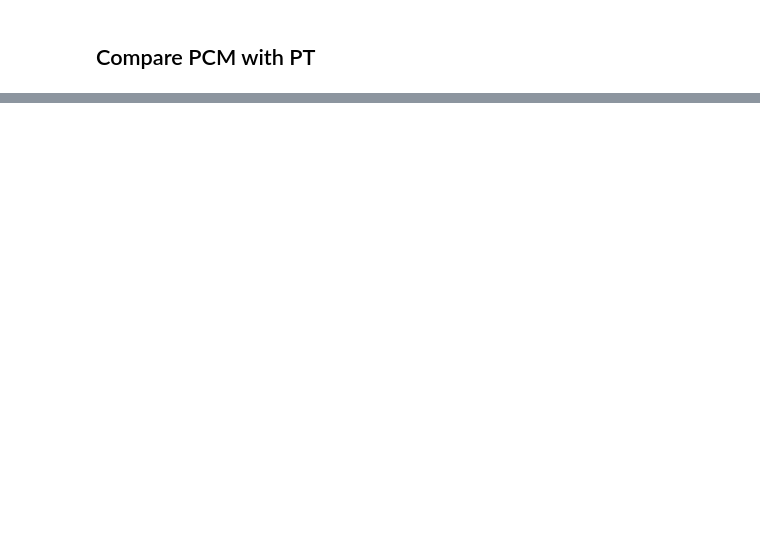
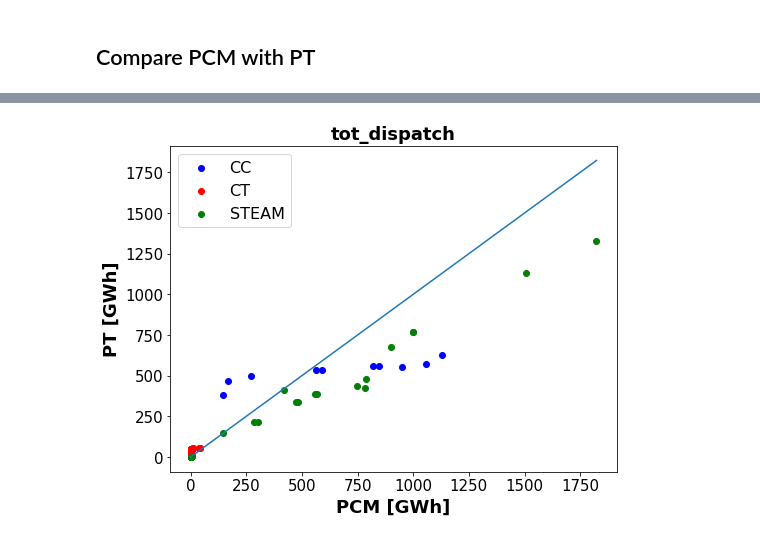
Before and after one commit to Xinhe-Chen/RTS-GMLC-PT, a Jupyter notebook: Notebook/PT_Fossil_Results_Analysis.ipynb, the cells around one changed output, grey strips where cells are left out. Cells and saved outputs as stored; diff of their text form; code cells hidden in the pictures; blank space fills up the shorter version.

```diff
--- a/Notebook/PT_Fossil_Results_Analysis.ipynb
+++ b/Notebook/PT_Fossil_Results_Analysis.ipynb
@@ -148,0 +332,4 @@ for name in gen_names:
+# %%
+make_parity_plot(df_all_gen_summarize_PCM, df_all_gen_summarize_PT, item="tot_dispatch")
+# %% [output]
+[figure, added]
```
Also changed, not shown: parts of 24 cells of this notebook, 4 other files.
